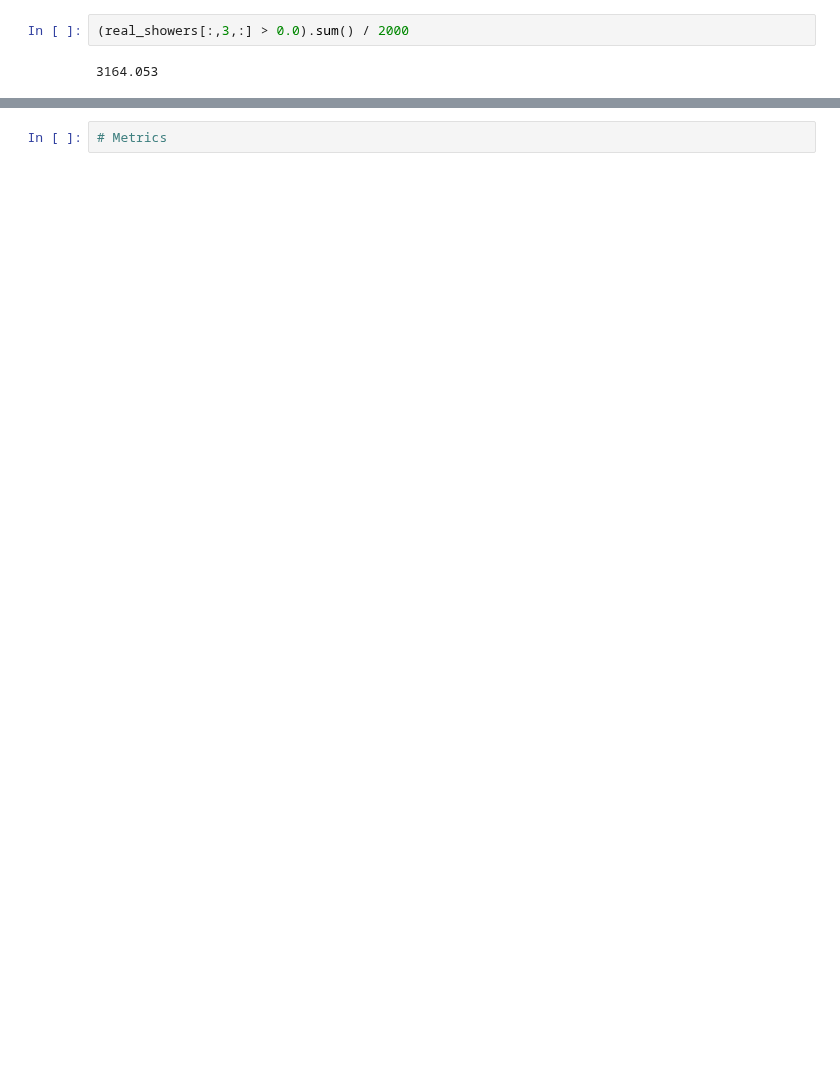
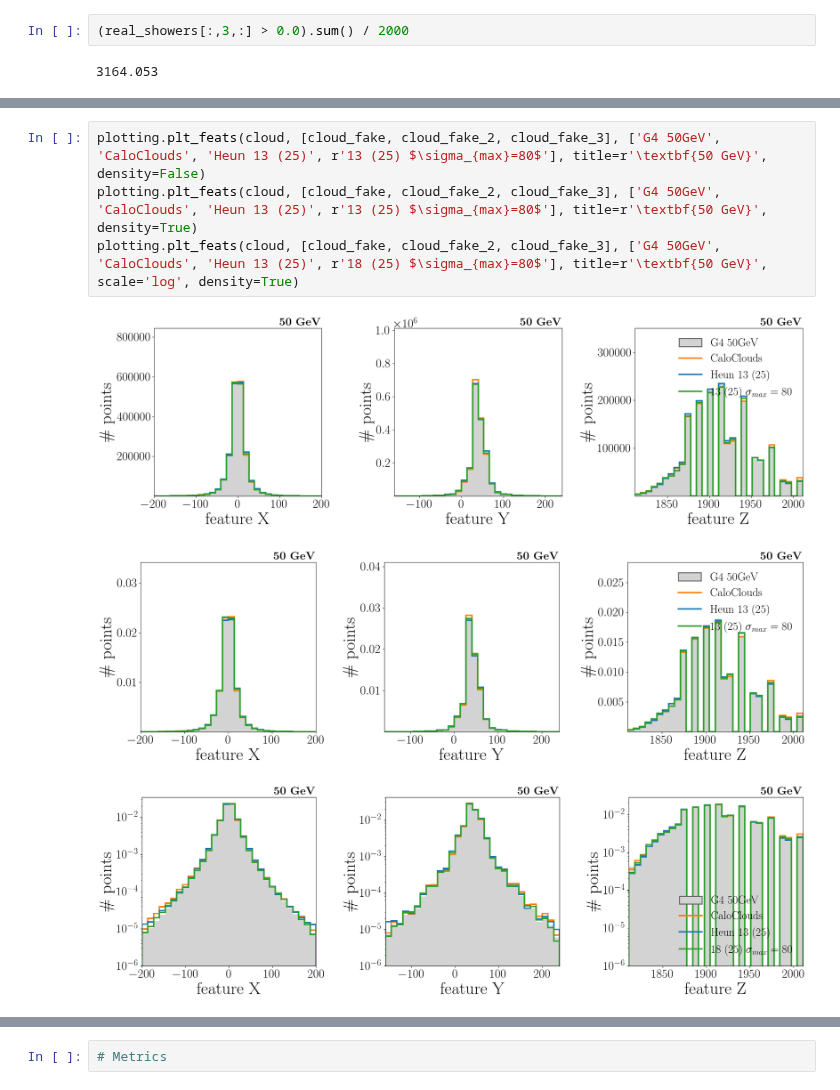
Before and after one commit to FLC-QU-hep/CaloClouds-3, a Jupyter notebook: validation.ipynb, the cells around one changed output, grey strips where cells are left out. Saved outputs shown, nothing was run; the diff lists cells and outputs as text; blank space fills up the shorter version.

```diff
--- a/validation.ipynb
+++ b/validation.ipynb
@@ -638,2 +503,10 @@ events_fake_3 = get_projections(fake_showers_3, MAP, layer_bottom_pos)
+# %%
+plotting.plt_feats(cloud, [cloud_fake, cloud_fake_2, cloud_fake_3], ['G4 50GeV', 'CaloClouds', 'Heun 13 (25)', r'13 (25) $\sigma_{max}=80$'], title=r'\textbf{50 GeV}', density=False)
+plotting.plt_feats(cloud, [cloud_fake, cloud_fake_2, cloud_fake_3], ['G4 50GeV', 'CaloClouds', 'Heun 13 (25)', r'13 (25) $\sigma_{max}=80$'], title=r'\textbf{50 GeV}', density=True)
+plotting.plt_feats(cloud, [cloud_fake, cloud_fake_2, cloud_fake_3], ['G4 50GeV', 'CaloClouds', 'Heun 13 (25)', r'18 (25) $\sigma_{max}=80$'], title=r'\textbf{50 GeV}', scale='log', density=True)
+# %% [output]
+[figure, added]
+[figure, added]
+[figure, added]
 # %%
 # get_plots(events, [events_fake, events_fake_2],
```
Also changed, not shown: parts of 18 cells of this notebook, 2 other files.
